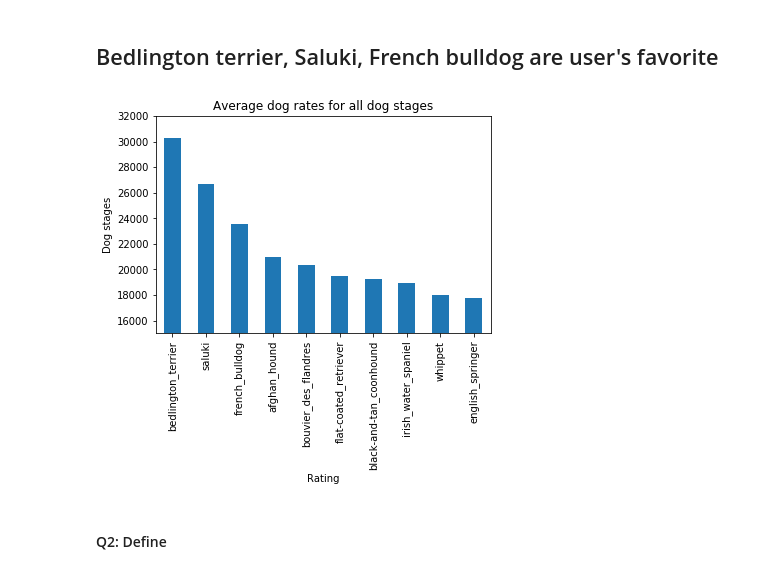
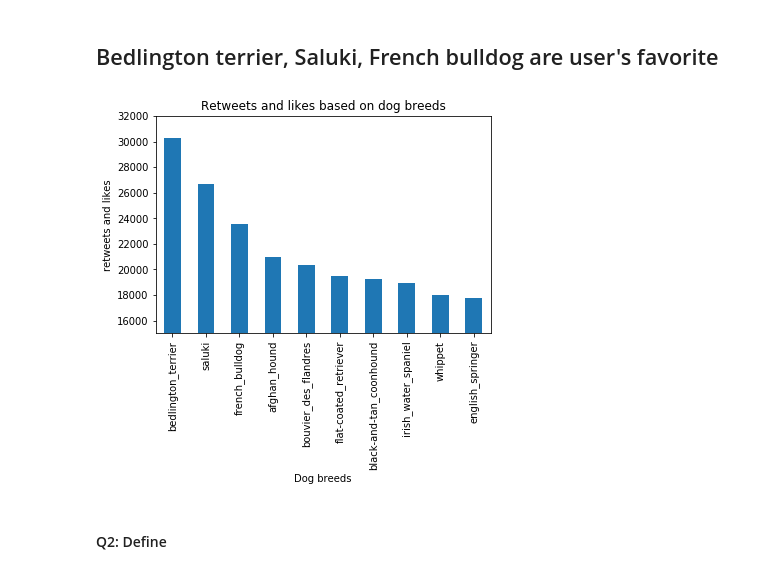
Before and after one commit to uminomuneaki/Analyze-WeRateDogs-with-tweepy, a Jupyter notebook: wrangle_act.ipynb, the cells around one changed output. Saved outputs shown, nothing was run; the diff lists cells and outputs as text; code cells hidden in the pictures.

```diff
--- a/wrangle_act.ipynb
+++ b/wrangle_act.ipynb
@@ -929,11 +935,11 @@ Length: 113, dtype: float64
 # %%
 dog_score.sort_values(ascending=False).head(10).plot(kind = 'bar')
 plt.ylim(15000, 32000)
-plt.title('Average dog rates for all dog stages')
-plt.xlabel('R')
-plt.ylabel('Dog stages');
+plt.title('Retweets and likes based on dog breeds')
+plt.xlabel('Dog breeds')
+plt.ylabel('retweets and likes');
 # %% [output]
-[figure, old version]
+[figure, new version]
 # %% [markdown]
 #### Q2: Define
 # %% [markdown]
```
Also changed, not shown: parts of 12 cells of this notebook.
